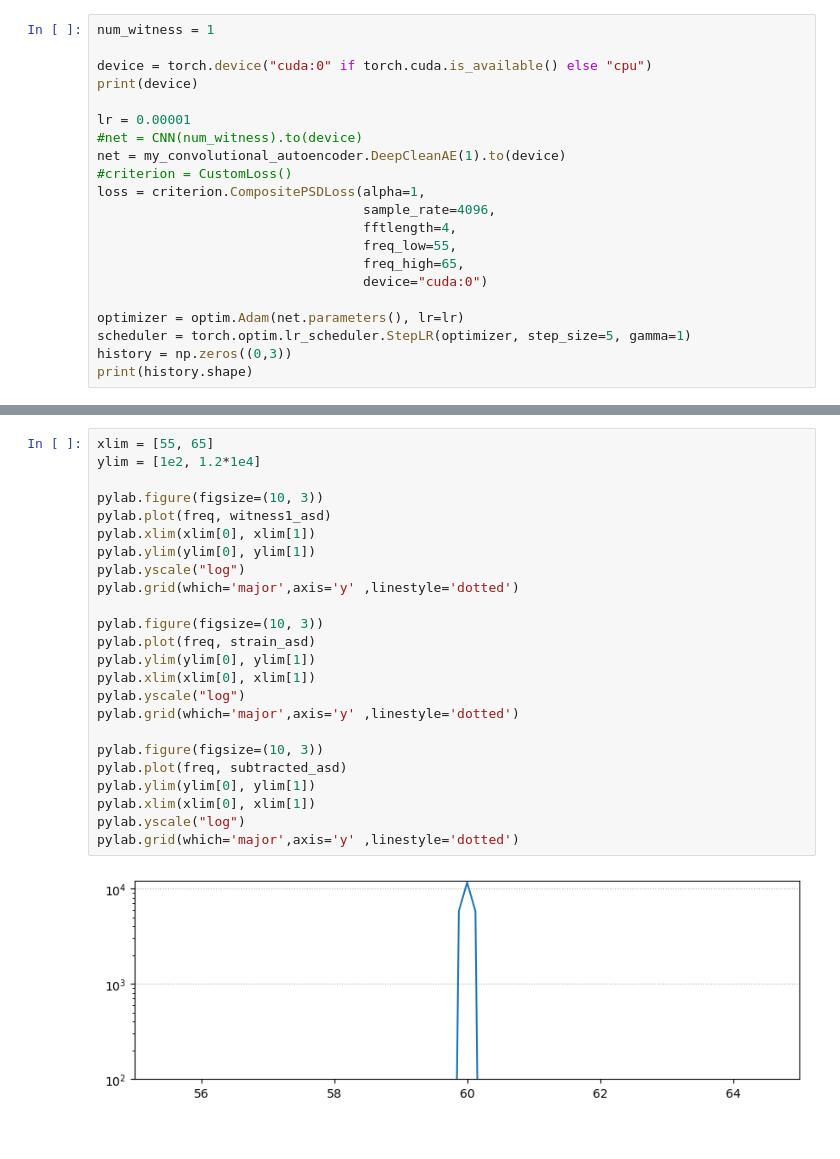
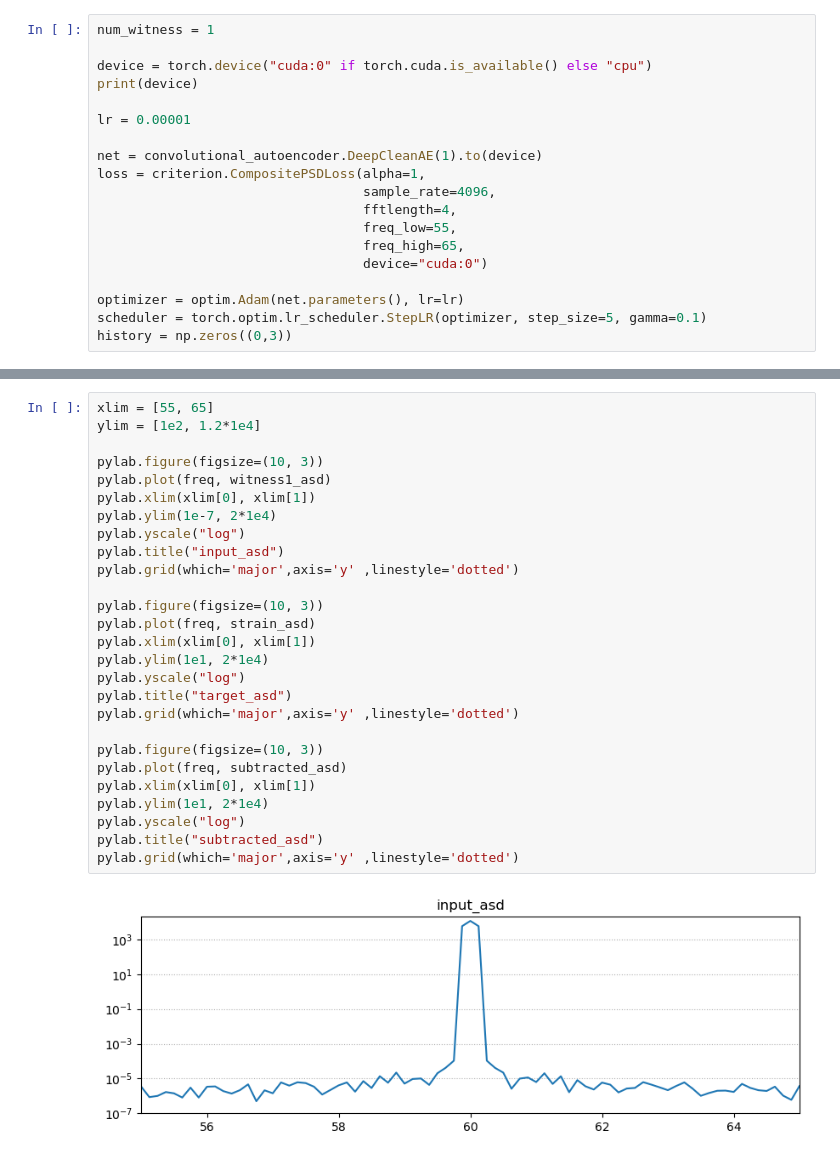
Before and after one commit to k-Takatani/deepclean, a Jupyter notebook: Deepclean_torch-powerline.ipynb, the cells around one changed output, grey strips where cells are left out. Saved outputs shown, nothing was run; the diff lists cells and outputs as text.

```diff
--- a/Deepclean_torch-powerline.ipynb
+++ b/Deepclean_torch-powerline.ipynb
@@ -127,9 +125,8 @@ device = torch.device("cuda:0" if torch.cuda.is_available() else "cpu")
 print(device)
 
 lr = 0.00001
-#net = CNN(num_witness).to(device)
-net = my_convolutional_autoencoder.DeepCleanAE(1).to(device)
-#criterion = CustomLoss()
+
+net = convolutional_autoencoder.DeepCleanAE(1).to(device)
 loss = criterion.CompositePSDLoss(alpha=1,
                                   sample_rate=4096,
                                   fftlength=4,
@@ -138,8 +135,7 @@ loss = criterion.CompositePSDLoss(alpha=1,
                                   device="cuda:0")
 
 optimizer = optim.Adam(net.parameters(), lr=lr)
-scheduler = torch.optim.lr_scheduler.StepLR(optimizer, step_size=5, gamma=1)
+scheduler = torch.optim.lr_scheduler.StepLR(optimizer, step_size=5, gamma=0.1)
 history = np.zeros((0,3))
-print(history.shape)
 # %% [output]
 cuda:0
@@ -279,26 +244,29 @@ pylab.xlim(15, 2048)
 # %%
 xlim = [55, 65]
 ylim = [1e2, 1.2*1e4]
 
 pylab.figure(figsize=(10, 3))
 pylab.plot(freq, witness1_asd)
 pylab.xlim(xlim[0], xlim[1])
-pylab.ylim(ylim[0], ylim[1])
+pylab.ylim(1e-7, 2*1e4)
 pylab.yscale("log")
+pylab.title("input_asd")
 pylab.grid(which='major',axis='y' ,linestyle='dotted')
 
 pylab.figure(figsize=(10, 3))
 pylab.plot(freq, strain_asd)
-pylab.ylim(ylim[0], ylim[1])
 pylab.xlim(xlim[0], xlim[1])
+pylab.ylim(1e1, 2*1e4)
 pylab.yscale("log")
+pylab.title("target_asd")
 pylab.grid(which='major',axis='y' ,linestyle='dotted')
 
 pylab.figure(figsize=(10, 3))
 pylab.plot(freq, subtracted_asd)
-pylab.ylim(ylim[0], ylim[1])
 pylab.xlim(xlim[0], xlim[1])
+pylab.ylim(1e1, 2*1e4)
 pylab.yscale("log")
+pylab.title("subtracted_asd")
 pylab.grid(which='major',axis='y' ,linestyle='dotted')
 # %% [output]
-[figure, old version]
+[figure, new version]
```
Also changed, not shown: parts of 17 cells of this notebook.
